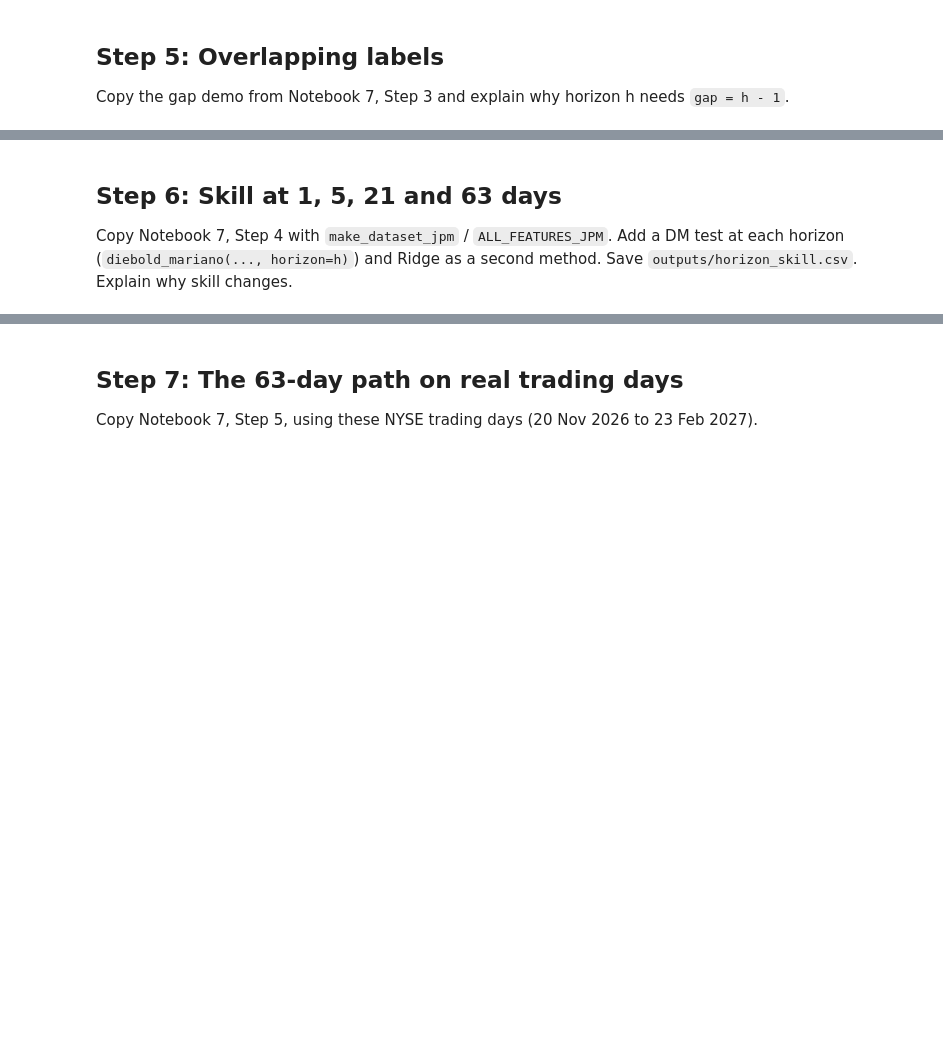
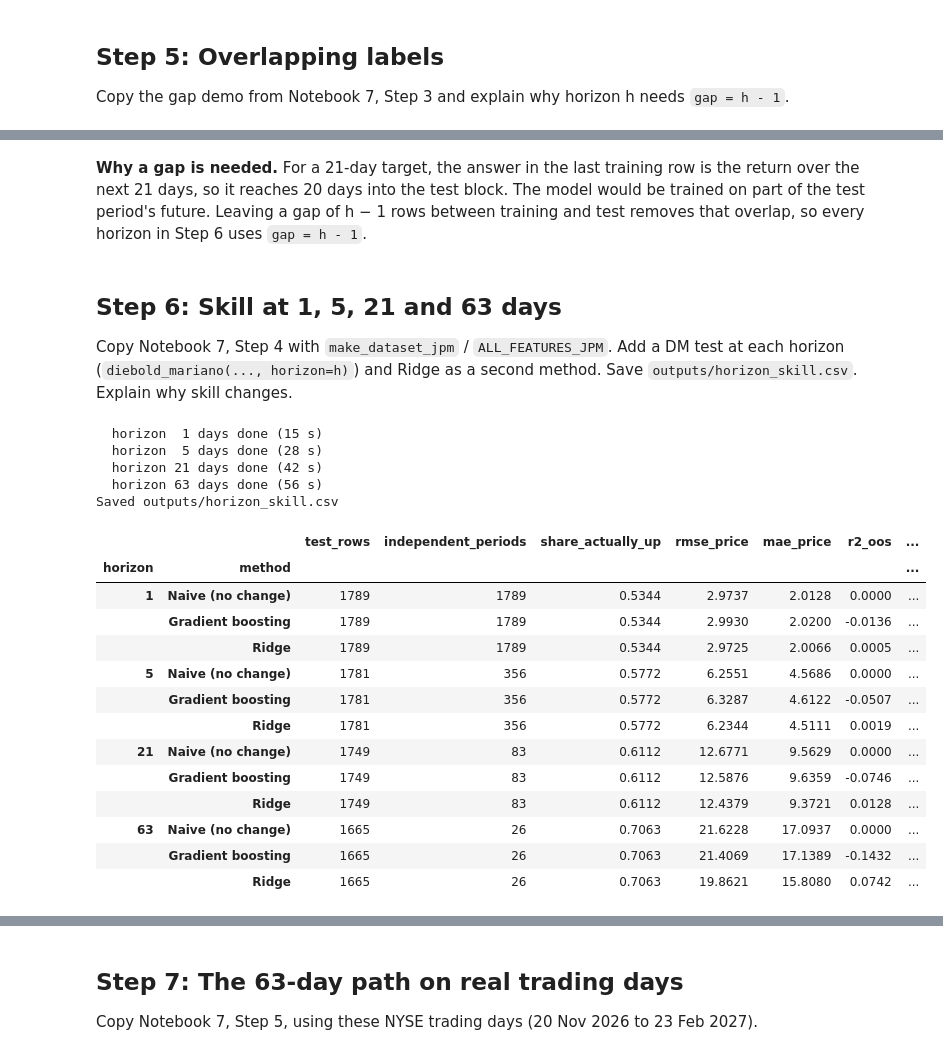
Before and after one commit to Matrixbenny/smm-202604-c2-module7-time-series, a Jupyter notebook: lab_4_uncertainty_and_horizons.ipynb, the cells around one changed output, grey strips where cells are left out. Drawn from its saved outputs; the diff is of its cells as text; code cells hidden in the pictures; blank space fills up the shorter version.

```diff
--- a/lab_4_uncertainty_and_horizons.ipynb
+++ b/lab_4_uncertainty_and_horizons.ipynb
@@ -80,6 +158,75 @@ Copy the gap demo from Notebook 7, Step 3 and explain why horizon h needs `gap =
+# %% [markdown]
+**Why a gap is needed.** For a 21-day target, the answer in the last training row is the return over the next 21 days, so it reaches 20 days into the test block. The model would be trained on part of the test period's future. Leaving a gap of h − 1 rows between training and test removes that overlap, so every horizon in Step 6 uses `gap = h - 1`.
 # %% [markdown]
 ## Step 6: Skill at 1, 5, 21 and 63 days
 
 Copy Notebook 7, Step 4 with `make_dataset_jpm` / `ALL_FEATURES_JPM`. Add a DM test at each horizon (`diebold_mariano(..., horizon=h)`) and Ridge as a second method. Save `outputs/horizon_skill.csv`. Explain why skill changes.
 # %%
-# TODO
+HORIZONS = [1, 5, 21, 63]
+rows = []
+started = time.time()
+
+for h in HORIZONS:
+    data_h = make_dataset_jpm(frame, horizon=h).dropna(subset=["target_return"])
+    X_h, y_h = data_h[ALL_FEATURES_JPM], data_h["target_return"]
+    splits_h = list(walk_forward_splits(len(data_h), config.INITIAL_TRAIN, config.TEST_SIZE, gap=h - 1))  # gap stops overlapping labels leaking
+
+    preds = {
+        "Gradient boosting": walk_forward_predict(lambda: make_boosting(), X_h, y_h, splits_h),
+        "Ridge": walk_forward_predict(lambda: Ridge(alpha=params["best_alpha"]), X_h, y_h, splits_h),
+    }
+    q_lo = walk_forward_predict(lambda: make_boosting("quantile", 0.10), X_h, y_h, splits_h)
+    q_hi = walk_forward_predict(lambda: make_boosting("quantile", 0.90), X_h, y_h, splits_h)
+
+    m = preds["Gradient boosting"].notna()
+    actual_ret   = y_h[m]
+    price_today  = data_h.loc[m, "close"]
+    actual_price = data_h.loc[m, "target_close"]
+    lo, hi = np.minimum(q_lo[m], q_hi[m]), np.maximum(q_lo[m], q_hi[m])
+    coverage = float(((actual_ret >= lo) & (actual_ret <= hi)).mean())
+    width_pct = float((np.exp(hi) - np.exp(lo)).mean() * 100)
+    common = {"horizon": h, "test_rows": int(m.sum()), "independent_periods": int(m.sum() // h),
+              "share_actually_up": float((actual_ret > 0).mean())}
+
+    rows.append({**common, "method": "Naive (no change)",
+                 "rmse_price": rmse(actual_price, price_today), "mae_price": mae(actual_price, price_today),
+                 "r2_oos": 0.0, "directional_accuracy": np.nan, "dm_stat": np.nan, "dm_p": np.nan,
+                 "verdict": "baseline", "coverage_10_90": np.nan, "range_width_pct": np.nan})
+
+    for name, p in preds.items():
+        pred = p[m]
+        stat, p_dm = diebold_mariano(actual_ret, pred, np.zeros(len(pred)), horizon=h)
+        rows.append({**common, "method": name,
+                     "rmse_price": rmse(actual_price, price_today * np.exp(pred)),
+                     "mae_price": mae(actual_price, price_today * np.exp(pred)),
+                     "r2_oos": out_of_sample_r2(actual_ret, pred),
+                     "directional_accuracy": directional_accuracy(actual_ret, pred),
+                     "dm_stat": stat, "dm_p": p_dm, "verdict": dm_verdict(stat, p_dm),
+                     "coverage_10_90": coverage if name == "Gradient boosting" else np.nan,
+                     "range_width_pct": width_pct if name == "Gradient boosting" else np.nan})
+    print(f"  horizon {h:>2} days done ({time.time() - started:.0f} s)")
+
+horizon_skill = pd.DataFrame(rows)
+horizon_skill.to_csv(config.OUTPUT_DIR / "horizon_skill.csv", index=False)
+print("Saved outputs/horizon_skill.csv")
+display(horizon_skill.set_index(["horizon", "method"]).round(4))
+# %% [output]
+  horizon  1 days done (15 s)
+  horizon  5 days done (28 s)
+  horizon 21 days done (42 s)
+  horizon 63 days done (56 s)
+Saved outputs/horizon_skill.csv
+|  |  | test_rows | independent_periods | share_actually_up | rmse_price | mae_price | r2_oos | ... |
+| horizon | method |  |  |  |  |  |  | ... |
+| 1 | Naive (no change) | 1789 | 1789 | 0.5344 | 2.9737 | 2.0128 | 0.0000 | ... |
+|  | Gradient boosting | 1789 | 1789 | 0.5344 | 2.9930 | 2.0200 | -0.0136 | ... |
+|  | Ridge | 1789 | 1789 | 0.5344 | 2.9725 | 2.0066 | 0.0005 | ... |
+| 5 | Naive (no change) | 1781 | 356 | 0.5772 | 6.2551 | 4.5686 | 0.0000 | ... |
+|  | Gradient boosting | 1781 | 356 | 0.5772 | 6.3287 | 4.6122 | -0.0507 | ... |
+|  | Ridge | 1781 | 356 | 0.5772 | 6.2344 | 4.5111 | 0.0019 | ... |
+| 21 | Naive (no change) | 1749 | 83 | 0.6112 | 12.6771 | 9.5629 | 0.0000 | ... |
+|  | Gradient boosting | 1749 | 83 | 0.6112 | 12.5876 | 9.6359 | -0.0746 | ... |
+|  | Ridge | 1749 | 83 | 0.6112 | 12.4379 | 9.3721 | 0.0128 | ... |
+| 63 | Naive (no change) | 1665 | 26 | 0.7063 | 21.6228 | 17.0937 | 0.0000 | ... |
+|  | Gradient boosting | 1665 | 26 | 0.7063 | 21.4069 | 17.1389 | -0.1432 | ... |
+|  | Ridge | 1665 | 26 | 0.7063 | 19.8621 | 15.8080 | 0.0742 | ... |
```
Also changed, not shown: parts of 16 cells of this notebook, 5 other files.
